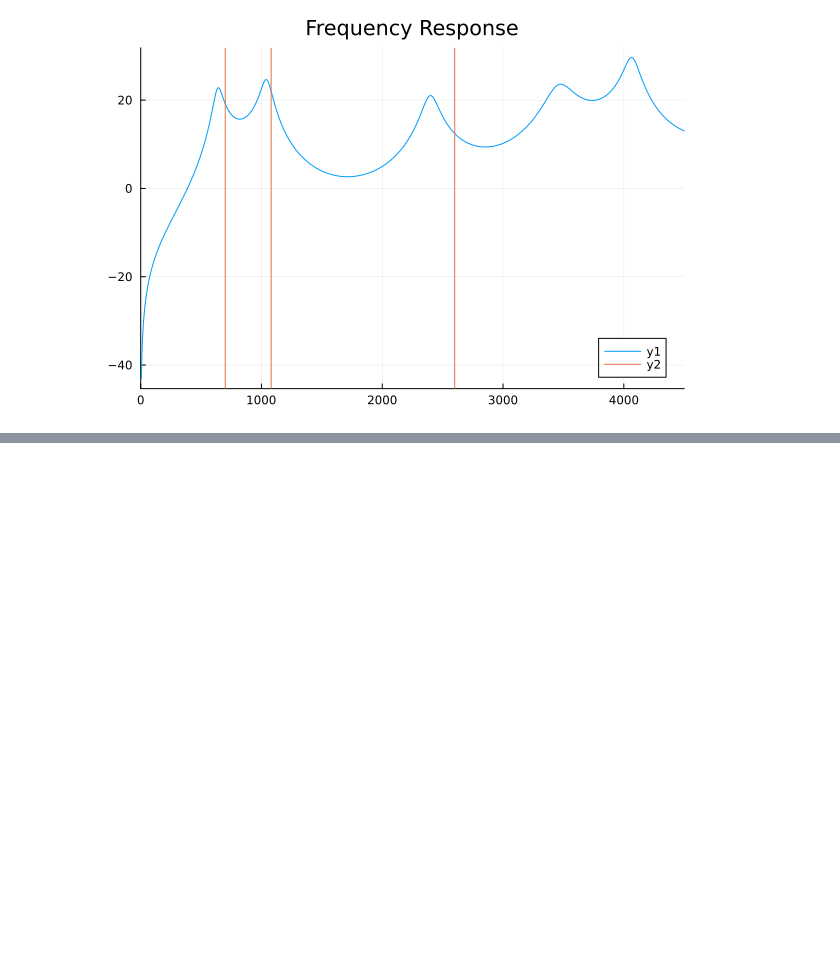
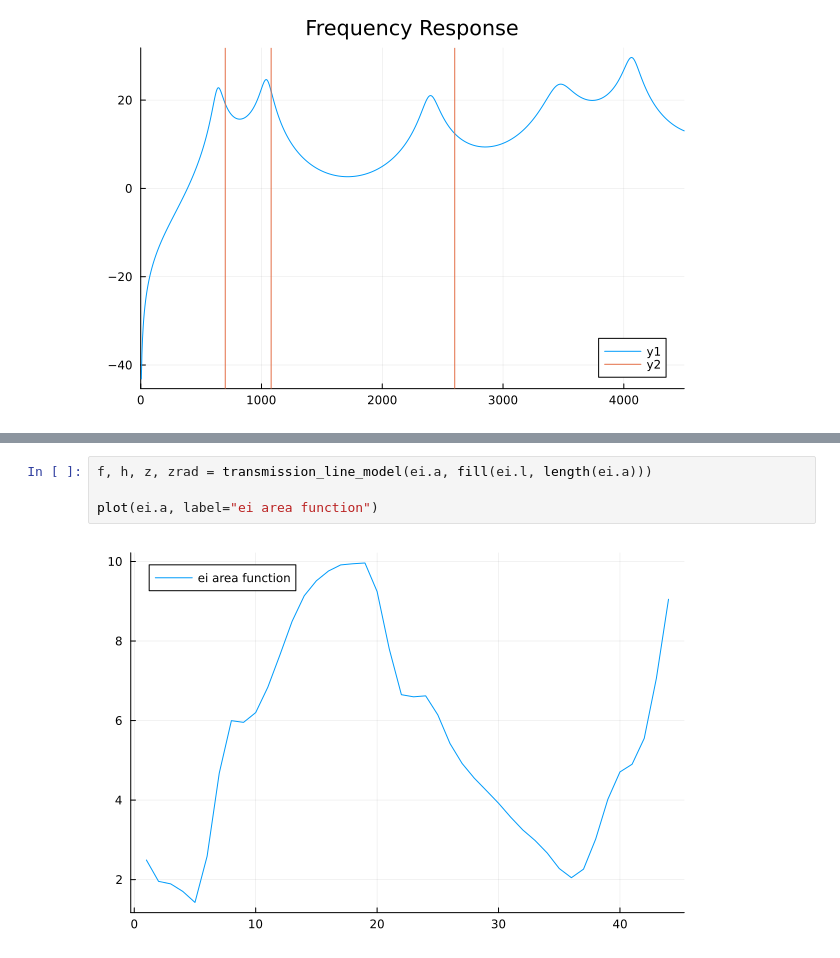
Before and after one commit to tschnoor/demonstration-notebooks, a Jupyter notebook: in_progress/transmission_line_model.ipynb, the cells around one changed output, grey strips where cells are left out. Drawn from its saved outputs; the diff is of its cells as text; blank space fills up the shorter version.

```diff
--- a/in_progress/transmission_line_model.ipynb
+++ b/in_progress/transmission_line_model.ipynb
@@ -202,0 +230,6 @@ vline!([700, 1080, 2600])
+# %%
+f, h, z, zrad = transmission_line_model(ei.a, fill(ei.l, length(ei.a)))
+
+plot(ei.a, label="ei area function")
+# %% [output]
+[figure, added]
```
Also changed, not shown: parts of 18 cells of this notebook, 3 other files.
